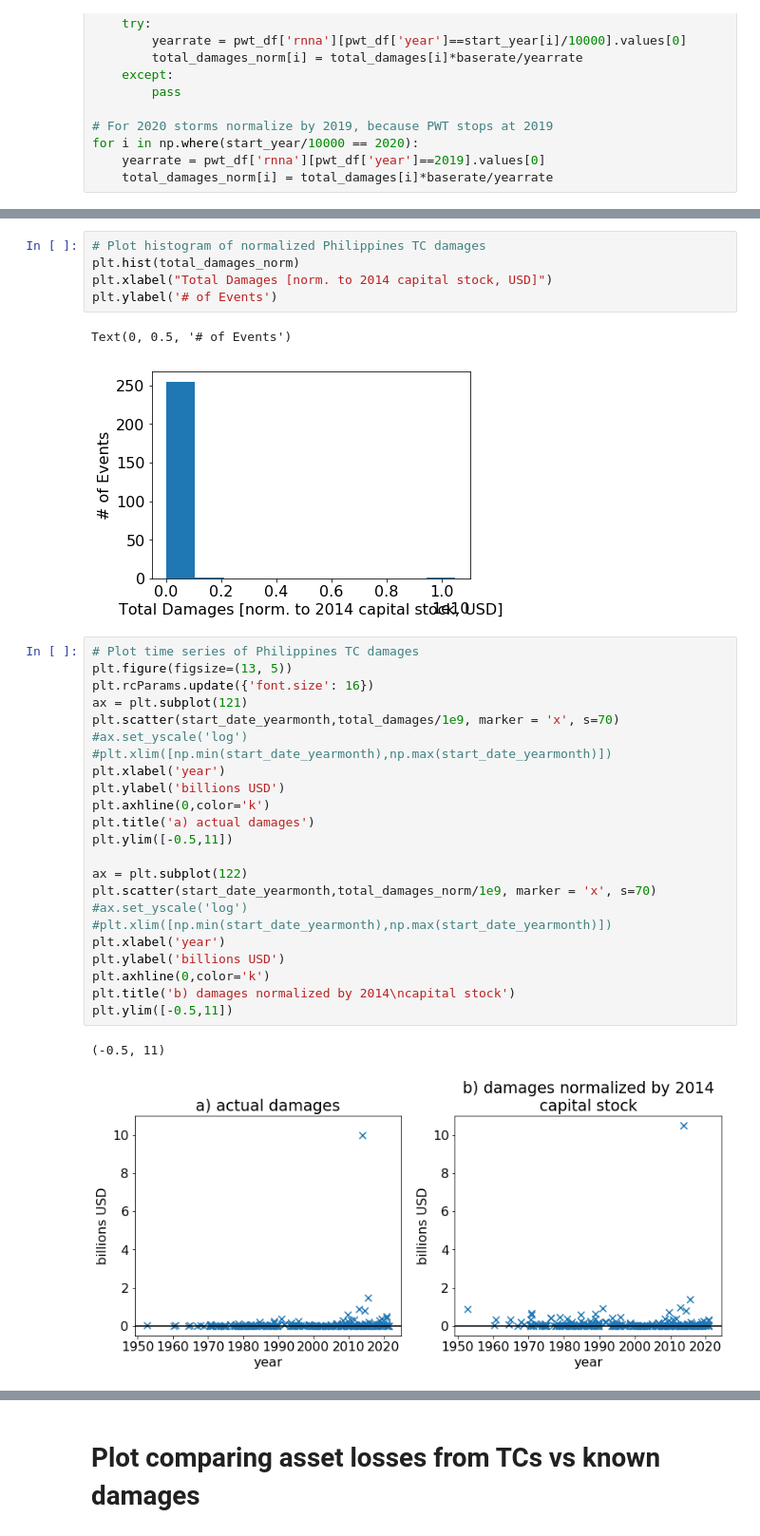
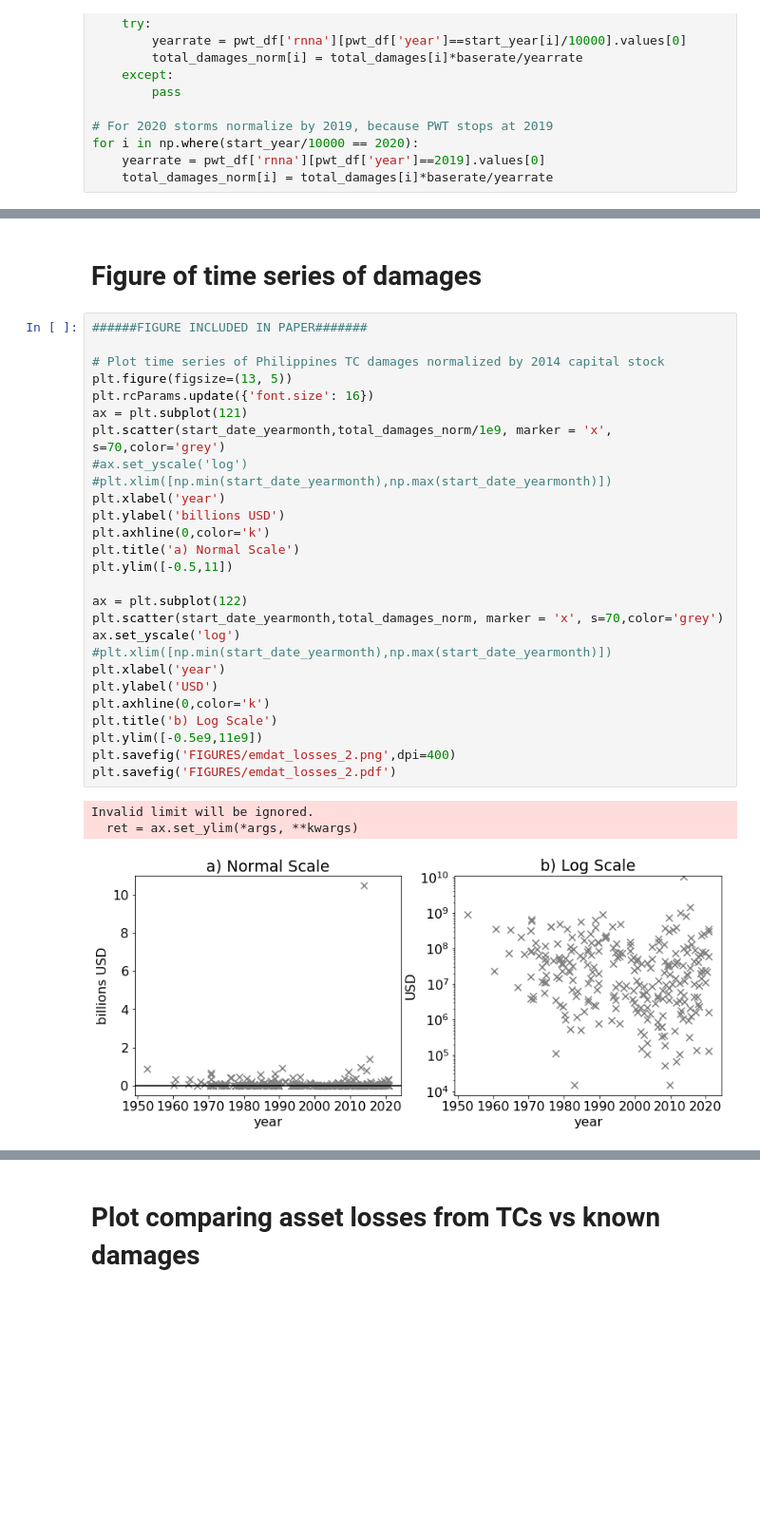
Before and after one commit to janewbaldwin/TC_Risk_WorldBank, a Jupyter notebook: ASSET_LOSSES/emdat_comparison_phi.ipynb, the cells around one changed output, grey strips where cells are left out. Shown at 95% size. Drawn from its saved outputs; the diff is of its cells as text; blank space fills up the shorter version.

Commit message:
revised TDR map plotting

```diff
--- a/ASSET_LOSSES/emdat_comparison_phi.ipynb
+++ b/ASSET_LOSSES/emdat_comparison_phi.ipynb
@@ -233,34 +186,33 @@ plt.ylim([0,0.2e10])
-# %%
-# Plot histogram of normalized Philippines TC damages
-plt.hist(total_damages_norm)
-plt.xlabel("Total Damages [norm. to 2014 capital stock, USD]")
-plt.ylabel('# of Events')
-# %% [output]
-Text(0, 0.5, '# of Events')
-[figure, removed]
+# %% [markdown]
+# Figure of time series of damages
 # %%
-# Plot time series of Philippines TC damages
+######FIGURE INCLUDED IN PAPER#######
+
+# Plot time series of Philippines TC damages normalized by 2014 capital stock
 plt.figure(figsize=(13, 5))
 plt.rcParams.update({'font.size': 16})
 ax = plt.subplot(121)
-plt.scatter(start_date_yearmonth,total_damages/1e9, marker = 'x', s=70)
+plt.scatter(start_date_yearmonth,total_damages_norm/1e9, marker = 'x', s=70,color='grey')
 #ax.set_yscale('log')
 #plt.xlim([np.min(start_date_yearmonth),np.max(start_date_yearmonth)])
 plt.xlabel('year')
 plt.ylabel('billions USD')
 plt.axhline(0,color='k')
-plt.title('a) actual damages')
+plt.title('a) Normal Scale')
 plt.ylim([-0.5,11])
 
 ax = plt.subplot(122)
-plt.scatter(start_date_yearmonth,total_damages_norm/1e9, marker = 'x', s=70)
-#ax.set_yscale('log')
+plt.scatter(start_date_yearmonth,total_damages_norm, marker = 'x', s=70,color='grey')
+ax.set_yscale('log')
 #plt.xlim([np.min(start_date_yearmonth),np.max(start_date_yearmonth)])
 plt.xlabel('year')
-plt.ylabel('billions USD')
+plt.ylabel('USD')
 plt.axhline(0,color='k')
-plt.title('b) damages normalized by 2014\ncapital stock')
-plt.ylim([-0.5,11])
+plt.title('b) Log Scale')
+plt.ylim([-0.5e9,11e9])
+plt.savefig('FIGURES/emdat_losses_2.png',dpi=400)
+plt.savefig('FIGURES/emdat_losses_2.pdf')
 # %% [output]
-(-0.5, 11)
+Invalid limit will be ignored.
+  ret = ax.set_ylim(*args, **kwargs)
-[figure, old version]
+[figure, new version]
```
Also changed, not shown: parts of 24 cells of this notebook.
